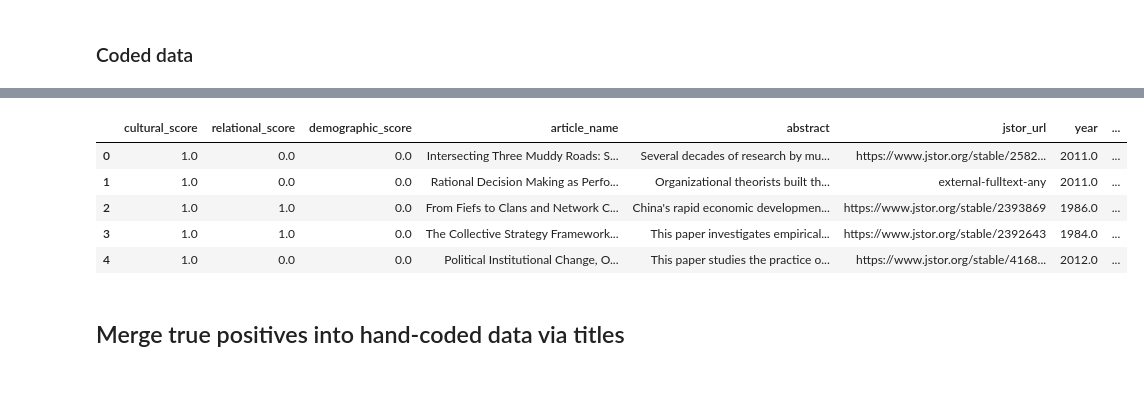
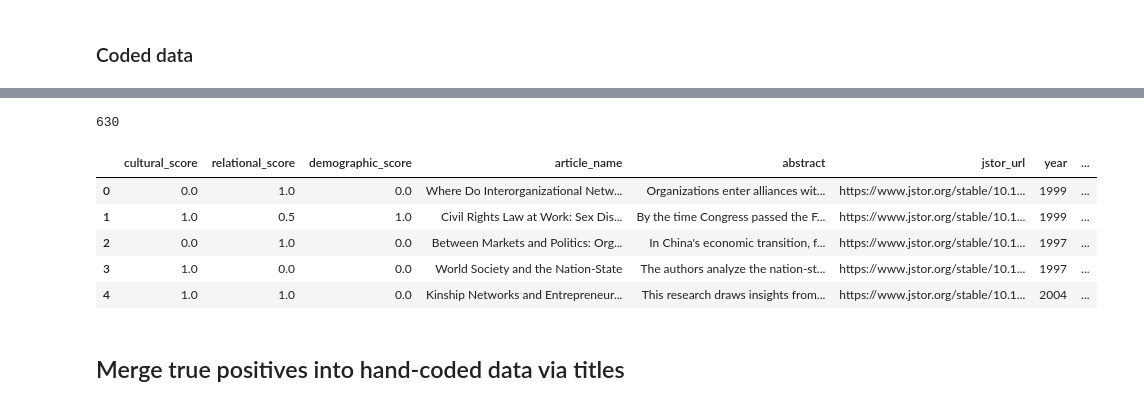
Before and after one commit to h2researchgroup/classification, a Jupyter notebook: preprocess/assemble_coded_articles.ipynb, the cells around one changed output, grey strips where cells are left out. Drawn from its saved outputs; the diff is of its cells as text; code cells hidden in the pictures.

```diff
--- a/preprocess/assemble_coded_articles.ipynb
+++ b/preprocess/assemble_coded_articles.ipynb
@@ -91,9 +95,8 @@ texts_fp = root + 'models_storage/word_embeddings_data/cleaned_text_nested_2020_
 article_list_old_fp = root + 'models_storage/word_embeddings_data/filtered_index.csv'
 
 # True positives (to be merged): Hand coded and foundational sets from H2
-coded_all_fp1 = data_fp + 'hand_coded/coded_sample_cleaned_111620.csv'
-coded_all_fp2 = data_fp + 'hand_coded/coded_sample_cleaned_022221.csv'
-coded_orgs_fp = data_fp + 'hand_coded/org_soc_coded_sample_022221.csv'
+coded_all_fp = data_fp + 'hand_coded/coded_sample_cleaned_022321.csv'
+coded_orgs_fp = data_fp + 'hand_coded/org_soc_coded_sample_022321.csv'
 coded_cult_fp = data_fp + 'hand_coded/true_positives_cultural.csv'
 coded_relt_fp = data_fp + 'hand_coded/true_positives_relational.csv'
 coded_demog_fp = data_fp + 'hand_coded/true_positives_demographic.csv'
@@ -219,20 +233,16 @@ coded_orgs_df.head()
 # %%
 # Read in hand-coded perspective data
-keepcols = ['cultural_score', 'relational_score', 'demographic_score',
-             'article_name', 'abstract', 'jstor_url',
-             'year', 'journal_title', 'edited_filename']
-coded_df1 = pd.read_csv(coded_all_fp1, low_memory=False, header=0)[keepcols]
-coded_df2 = pd.read_csv(coded_all_fp2, low_memory=False, header=0)[keepcols]
-coded_df = pd.concat([coded_df1, coded_df2])
+coded_df = pd.read_csv(coded_all_fp, low_memory=False, header=0)
 print(str(len(coded_df)))
 coded_df.head()
 # %% [output]
+630
 |  | cultural_score | relational_score | demographic_score | article_name | abstract | jstor_url | year | ... |
-| 0 | 1.0 | 0.0 | 0.0 | Intersecting Three Muddy Roads: S... | Several decades of research by mu... | https://www.jstor.org/stable/2582... | 2011.0 | ... |
-| 1 | 1.0 | 0.0 | 0.0 | Rational Decision Making as Perfo... | Organizational theorists built th... | external-fulltext-any | 2011.0 | ... |
-| 2 | 1.0 | 1.0 | 0.0 | From Fiefs to Clans and Network C... | China's rapid economic developmen... | https://www.jstor.org/stable/2393869 | 1986.0 | ... |
-| 3 | 1.0 | 1.0 | 0.0 | The Collective Strategy Framework... | This paper investigates empirical... | https://www.jstor.org/stable/2392643 | 1984.0 | ... |
-| 4 | 1.0 | 0.0 | 0.0 | Political Institutional Change, O... | This paper studies the practice o... | https://www.jstor.org/stable/4168... | 2012.0 | ... |
+| 0 | 0.0 | 1.0 | 0.0 | Where Do Interorganizational Netw... | Organizations enter alliances wit... | https://www.jstor.org/stable/10.1... | 1999 | ... |
+| 1 | 1.0 | 0.5 | 1.0 | Civil Rights Law at Work: Sex Dis... | By the time Congress passed the F... | https://www.jstor.org/stable/10.1... | 1999 | ... |
+| 2 | 0.0 | 1.0 | 0.0 | Between Markets and Politics: Org... | In China's economic transition, f... | https://www.jstor.org/stable/10.1... | 1997 | ... |
+| 3 | 1.0 | 0.0 | 0.0 | World Society and the Nation‐State | The authors analyze the nation‐st... | https://www.jstor.org/stable/10.1... | 1997 | ... |
+| 4 | 1.0 | 1.0 | 0.0 | Kinship Networks and Entrepreneur... | This research draws insights from... | https://www.jstor.org/stable/10.1... | 2004 | ... |
 # %% [markdown]
 ## Merge true positives into hand-coded data via titles
 # %% [markdown]
```
Also changed, not shown: parts of 23 cells of this notebook, 1 other file.
